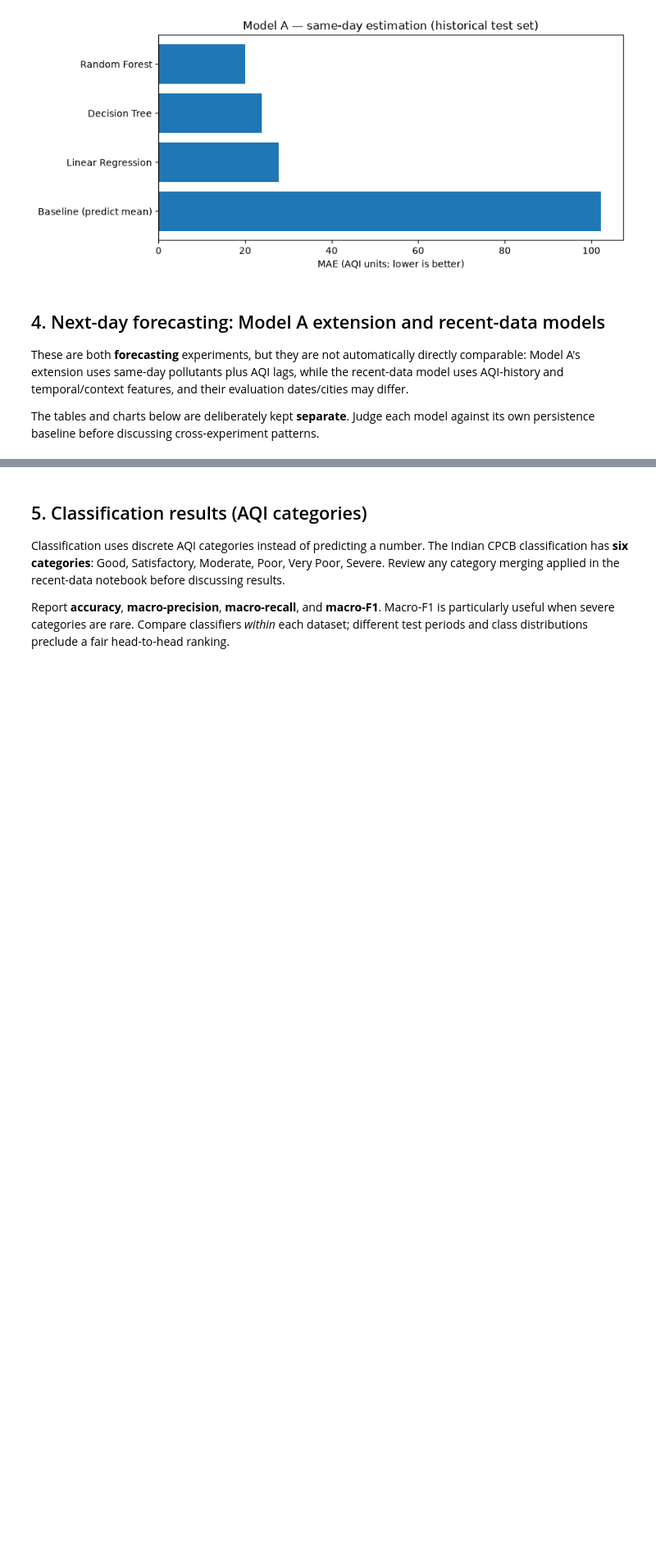
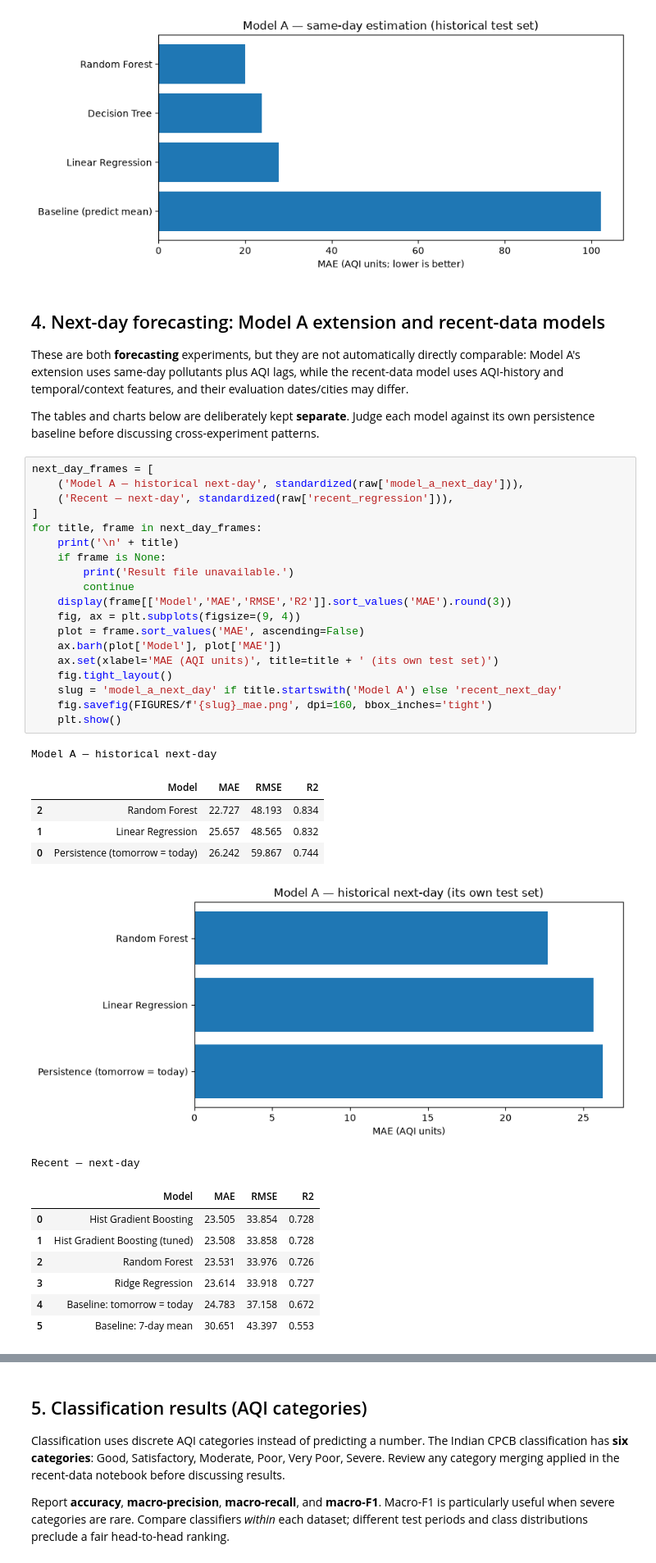
Before and after one commit to nikita-sci/AQI-prediction-India, a Jupyter notebook: notebooks/07_final_model_comparison.ipynb, the cells around one changed output, grey strips where cells are left out. Shown at 82% size. Drawn from its saved outputs; the diff is of its cells as text; blank space fills up the shorter version.

Commit message:
comparison: summarize historical and recent next day forecasting

```diff
--- a/notebooks/07_final_model_comparison.ipynb
+++ b/notebooks/07_final_model_comparison.ipynb
@@ -199,3 +199,37 @@ else:
 These are both **forecasting** experiments, but they are not automatically directly comparable: Model A's extension uses same-day pollutants plus AQI lags, while the recent-data model uses AQI-history and temporal/context features, and their evaluation dates/cities may differ.
 
 The tables and charts below are deliberately kept **separate**. Judge each model against its own persistence baseline before discussing cross-experiment patterns.
+# %%
+next_day_frames = [
+    ('Model A — historical next-day', standardized(raw['model_a_next_day'])),
+    ('Recent — next-day', standardized(raw['recent_regression'])),
+]
+for title, frame in next_day_frames:
+    print('\n' + title)
+    if frame is None:
+        print('Result file unavailable.')
+        continue
+    display(frame[['Model','MAE','RMSE','R2']].sort_values('MAE').round(3))
+    fig, ax = plt.subplots(figsize=(9, 4))
+    plot = frame.sort_values('MAE', ascending=False)
+    ax.barh(plot['Model'], plot['MAE'])
+    ax.set(xlabel='MAE (AQI units)', title=title + ' (its own test set)')
+    fig.tight_layout()
+    slug = 'model_a_next_day' if title.startswith('Model A') else 'recent_next_day'
+    fig.savefig(FIGURES/f'{slug}_mae.png', dpi=160, bbox_inches='tight')
+    plt.show()
+# %% [output]
+Model A — historical next-day
+|  | Model | MAE | RMSE | R2 |
+| 2 | Random Forest | 22.727 | 48.193 | 0.834 |
+| 1 | Linear Regression | 25.657 | 48.565 | 0.832 |
+| 0 | Persistence (tomorrow = today) | 26.242 | 59.867 | 0.744 |
+[figure, added]
+Recent — next-day
+|  | Model | MAE | RMSE | R2 |
+| 0 | Hist Gradient Boosting | 23.505 | 33.854 | 0.728 |
+| 1 | Hist Gradient Boosting (tuned) | 23.508 | 33.858 | 0.728 |
+| 2 | Random Forest | 23.531 | 33.976 | 0.726 |
+| 3 | Ridge Regression | 23.614 | 33.918 | 0.727 |
+| 4 | Baseline: tomorrow = today | 24.783 | 37.158 | 0.672 |
+| 5 | Baseline: 7-day mean | 30.651 | 43.397 | 0.553 |
```
Also changed, not shown: parts of 1 cell of this notebook.
